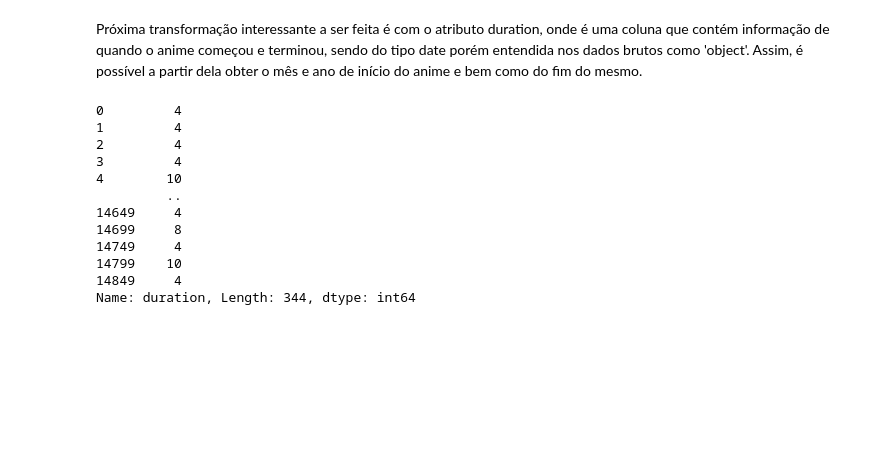
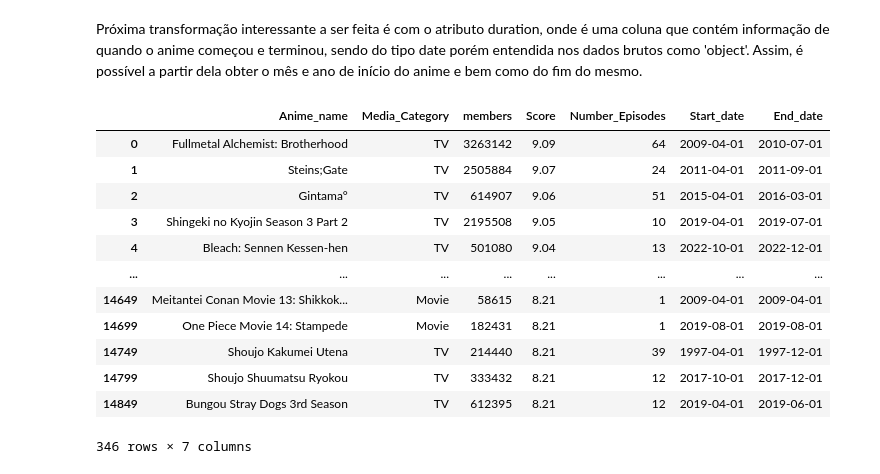
Before and after one commit to Vinicius-S-Grilo/Portfolio, a Jupyter notebook: MVP_Sprint_I.ipynb, the cells around one changed output. Saved outputs shown, nothing was run; the diff lists cells and outputs as text; code cells hidden in the pictures; blank space fills up the shorter version.

```diff
--- a/MVP_Sprint_I.ipynb
+++ b/MVP_Sprint_I.ipynb
@@ -375,7 +378,7 @@ Outra modificação necessária será no atributo member, onde devemos limpar a
 # %%
 #de modo analogo ao que foi feito anteriormente, tomando vantagem do número e da palavra
 #estarem separados por espaço simples:
-anime_dataset['members'] = anime_dataset['members'].apply(lambda x: x.replace(',','')) #para que o número possa ser compreendido como inteiro, é necessário a remoção dos caracteres ',' usados para separação de milhar nesse caso
-anime_dataset['members'] = anime_dataset['members'].apply(lambda x: int(x.split(' ')[0]))
+alt_anime_dataset['members'] = alt_anime_dataset['members'].apply(lambda x: x.replace(',','')) #para que o número possa ser compreendido como inteiro, é necessário a remoção dos caracteres ',' usados para separação de milhar nesse caso
+alt_anime_dataset['members'] = alt_anime_dataset['members'].apply(lambda x: int(x.split(' ')[0]))
 # %% [markdown]
 Próxima transformação interessante a ser feita é com o atributo duration, onde é uma coluna que contém informação de quando o anime começou e terminou, sendo do tipo date porém entendida nos dados brutos como 'object'. Assim, é possível a partir dela obter o mês e ano de início do anime e bem como do fim do mesmo.
@@ -396,15 +385,22 @@ months = {'Jan':1,
-# %%
-anime_dataset['duration'].apply(lambda x: x.split(' ')[0]).map(months)
-# %% [output]
-0         4
-1         4
-2         4
-3         4
-4        10
-         ..
-14649     4
-14699     8
-14749     4
-14799    10
-14849     4
-Name: duration, Length: 344, dtype: int64
+# %%
+#criando duas colunas Start_date e End_date a partir do atributo duration e então removendo o atributo original
+alt_anime_dataset[['Start_date', 'End_date']] = alt_anime_dataset['duration'].str.extract(r'([a-zA-Z]+ \d{4}) - ([a-zA-Z]+ \d{4}|[a-zA-Z]+)')
+alt_anime_dataset['Start_date'] = pd.to_datetime(alt_anime_dataset['Start_date'], format='%b %Y', errors='coerce')
+alt_anime_dataset['End_date'] = pd.to_datetime(alt_anime_dataset['End_date'], format='%b %Y', errors='coerce')
+alt_anime_dataset = alt_anime_dataset.drop(columns='duration')
+# %%
+alt_anime_dataset
+# %% [output]
+|  | Anime_name | Media_Category | members | Score | Number_Episodes | Start_date | End_date |
+| 0 | Fullmetal Alchemist: Brotherhood | TV | 3263142 | 9.09 | 64 | 2009-04-01 | 2010-07-01 |
+| 1 | Steins;Gate | TV | 2505884 | 9.07 | 24 | 2011-04-01 | 2011-09-01 |
+| 2 | Gintama° | TV | 614907 | 9.06 | 51 | 2015-04-01 | 2016-03-01 |
+| 3 | Shingeki no Kyojin Season 3 Part 2 | TV | 2195508 | 9.05 | 10 | 2019-04-01 | 2019-07-01 |
+| 4 | Bleach: Sennen Kessen-hen | TV | 501080 | 9.04 | 13 | 2022-10-01 | 2022-12-01 |
+| ... | ... | ... | ... | ... | ... | ... | ... |
+| 14649 | Meitantei Conan Movie 13: Shikkok... | Movie | 58615 | 8.21 | 1 | 2009-04-01 | 2009-04-01 |
+| 14699 | One Piece Movie 14: Stampede | Movie | 182431 | 8.21 | 1 | 2019-08-01 | 2019-08-01 |
+| 14749 | Shoujo Kakumei Utena | TV | 214440 | 8.21 | 39 | 1997-04-01 | 1997-12-01 |
+| 14799 | Shoujo Shuumatsu Ryokou | TV | 333432 | 8.21 | 12 | 2017-10-01 | 2017-12-01 |
+| 14849 | Bungou Stray Dogs 3rd Season | TV | 612395 | 8.21 | 12 | 2019-04-01 | 2019-06-01 |
+346 rows × 7 columns
```
Also changed, not shown: parts of 3 cells of this notebook.
